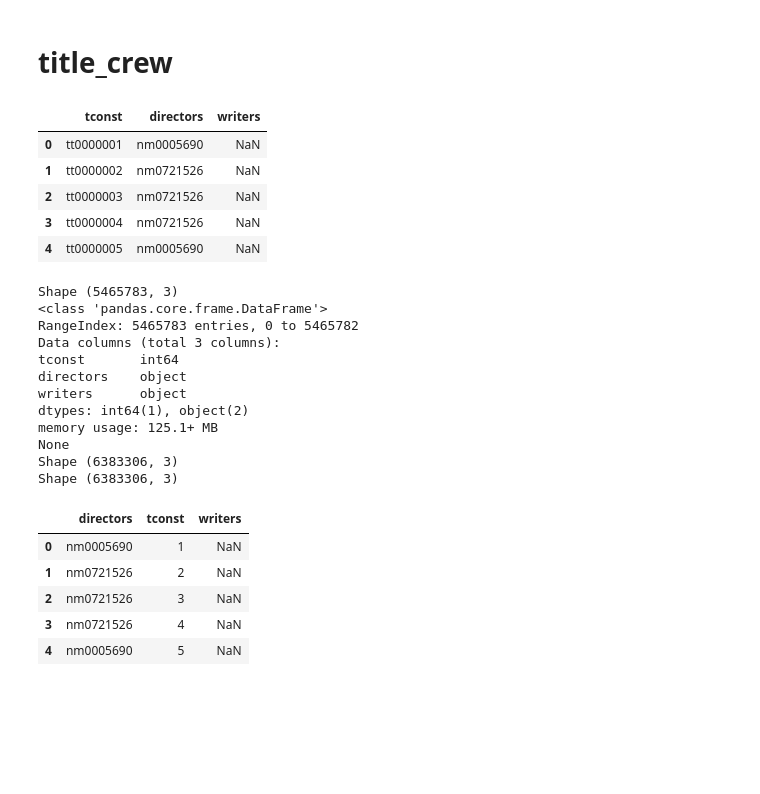
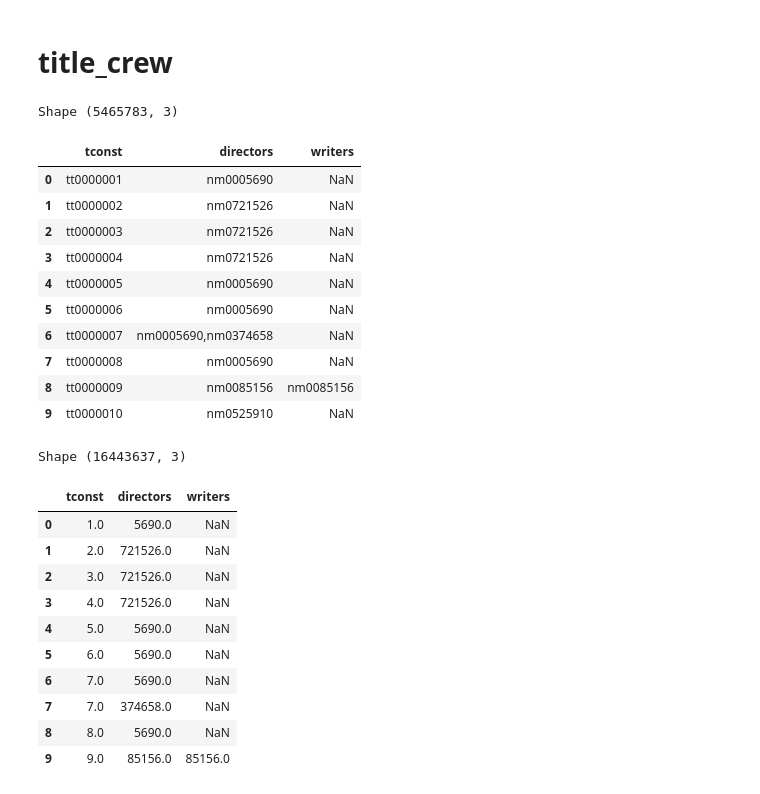
Before and after one commit to ingJSNA/ADB, a Jupyter notebook: IMDb/1 MySQL.ipynb, the cells around one changed output. Saved outputs shown, nothing was run; the diff lists cells and outputs as text; code cells hidden in the pictures; blank space fills up the shorter version.

```diff
--- a/IMDb/0 Preprocessing.ipynb
+++ b/IMDb/1 MySQL.ipynb
@@ -162,11 +163,18 @@ save_csv(title_akas_pre, 'title_akas.csv')
 # title_crew
 # %%
 title_crew = get_imdb_dataframe('https://datasets.imdbws.com/title.crew.tsv.gz')
-title_crew.head()
+print("Shape", title_crew.shape)
+title_crew.head(10)
 # %% [output]
+Shape (5465783, 3)
 |  | tconst | directors | writers |
 | 0 | tt0000001 | nm0005690 | NaN |
 | 1 | tt0000002 | nm0721526 | NaN |
 | 2 | tt0000003 | nm0721526 | NaN |
 | 3 | tt0000004 | nm0721526 | NaN |
 | 4 | tt0000005 | nm0005690 | NaN |
+| 5 | tt0000006 | nm0005690 | NaN |
+| 6 | tt0000007 | nm0005690,nm0374658 | NaN |
+| 7 | tt0000008 | nm0005690 | NaN |
+| 8 | tt0000009 | nm0085156 | nm0085156 |
+| 9 | tt0000010 | nm0525910 | NaN |
@@ -194,41 +180,0 @@ def splitDataFrameList(df, target_column, separator):
-# %%
-title_crew_pre = title_crew.copy()
-title_crew_pre['tconst'] = tconst_transform(title_crew_pre['tconst'])
-
-print('Shape', title_crew_pre.shape)
-
-print(title_crew_pre.info())
-title_crew_pre['directors'] = title_crew_pre['directors'].astype('str')
-title_crew_pre = splitDataFrameList(title_crew_pre, 'directors', ',')
-#title_crew_pre['directors'] = nconst_transform(title_crew_pre['directors'])
-#title_crew_pre['writers'] = nconst_transform(title_crew_pre['writers'])
-
-print('Shape', title_crew_pre.shape)
-
-# Remove title_crew for non-existing# directors or writers
-title_crew_pre = title_crew_pre[title_crew_pre['tconst'].isin(title_basics_pre['tconst'])]
-
-# Remove title_crew for non-existing# title_basic
-title_crew_pre = title_crew_pre[title_crew_pre['tconst'].isin(title_basics_pre['tconst'])]
-
-print('Shape', title_crew_pre.shape)
-title_crew_pre.head()
-# %% [output]
-Shape (5465783, 3)
-<class 'pandas.core.frame.DataFrame'>
-RangeIndex: 5465783 entries, 0 to 5465782
-Data columns (total 3 columns):
-tconst       int64
-directors    object
-writers      object
-dtypes: int64(1), object(2)
-memory usage: 125.1+ MB
-None
-Shape (6383306, 3)
-Shape (6383306, 3)
-|  | directors | tconst | writers |
-| 0 | nm0005690 | 1 | NaN |
-| 1 | nm0721526 | 2 | NaN |
-| 2 | nm0721526 | 3 | NaN |
-| 3 | nm0721526 | 4 | NaN |
-| 4 | nm0005690 | 5 | NaN |
@@ -234,0 +206,30 @@ Shape (6383306, 3)
+# %%
+title_crew_pre = title_crew.copy()
+
+# Expand rows based on directors and writers list
+title_crew_pre['directors'] = title_crew_pre['directors'].astype('str')
+title_crew_pre = expand_rows_using_repeat(title_crew_pre, 'directors', ',')
+
+title_crew_pre['writers'] = title_crew_pre['writers'].astype('str')
+title_crew_pre = expand_rows_using_repeat(title_crew_pre, 'writers', ',')
+
+# Transform identifiers
+title_crew_pre['tconst'] = tconst_transform(title_crew_pre['tconst'])
+title_crew_pre['directors'] = nconst_transform(title_crew_pre['directors'])
+title_crew_pre['writers'] = nconst_transform(title_crew_pre['writers'])
+
+print('Shape', title_crew_pre.shape)
+title_crew_pre.head(10)
+# %% [output]
+Shape (16443637, 3)
+|  | tconst | directors | writers |
+| 0 | 1.0 | 5690.0 | NaN |
+| 1 | 2.0 | 721526.0 | NaN |
+| 2 | 3.0 | 721526.0 | NaN |
+| 3 | 4.0 | 721526.0 | NaN |
+| 4 | 5.0 | 5690.0 | NaN |
+| 5 | 6.0 | 5690.0 | NaN |
+| 6 | 7.0 | 5690.0 | NaN |
+| 7 | 7.0 | 374658.0 | NaN |
+| 8 | 8.0 | 5690.0 | NaN |
+| 9 | 9.0 | 85156.0 | 85156.0 |
```
Also changed, not shown: parts of 21 cells of this notebook.
